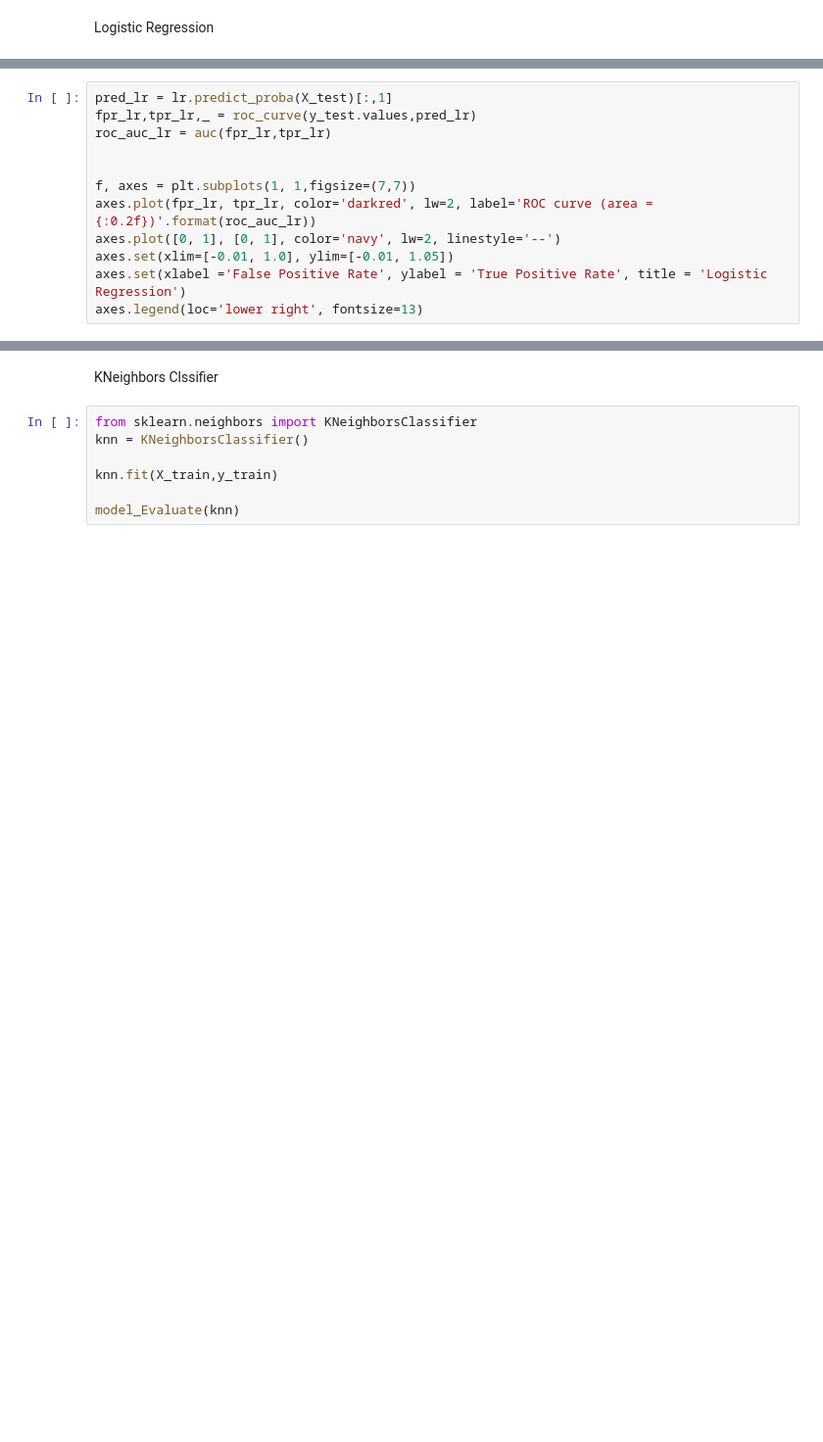
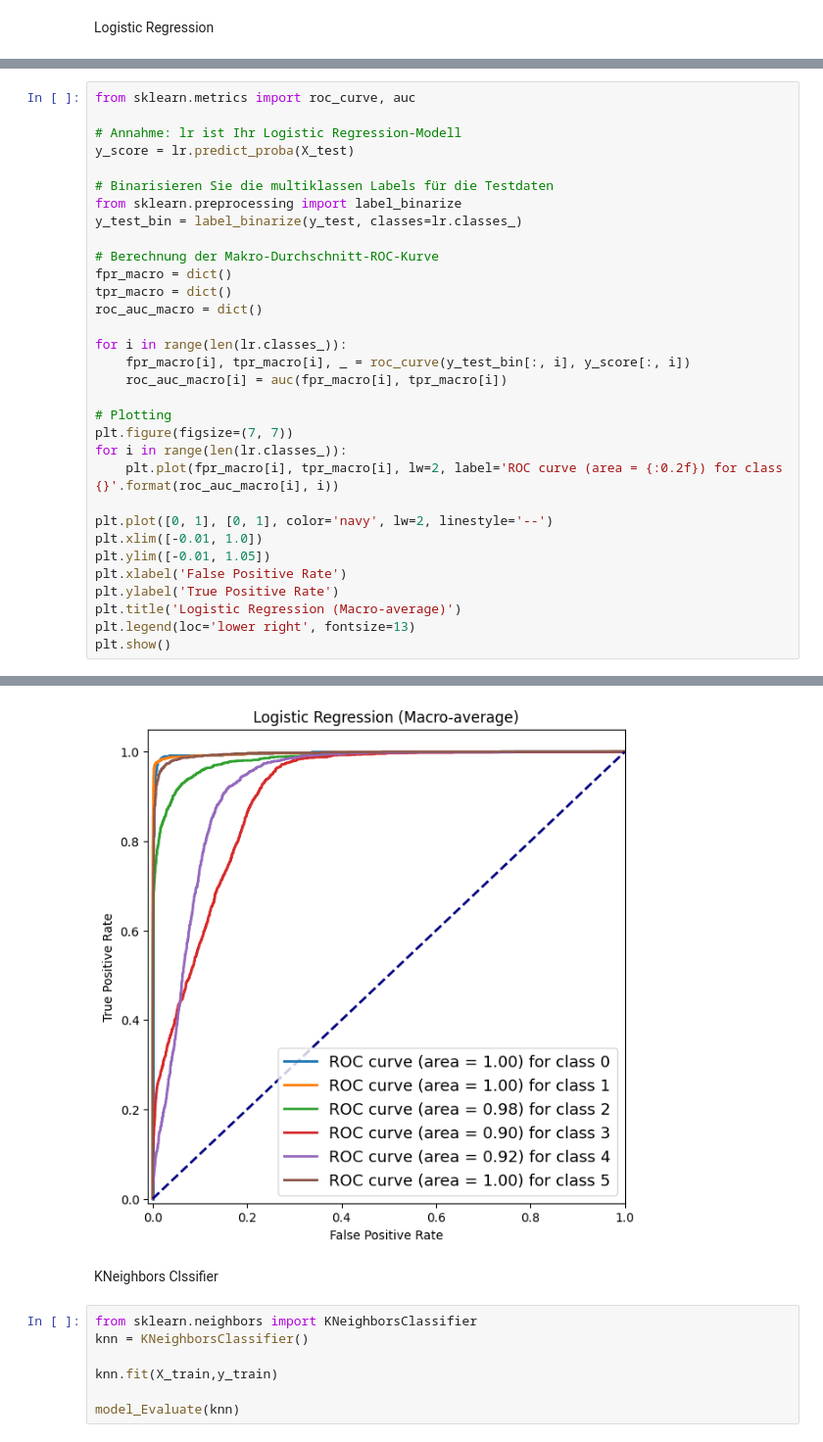
Before and after one commit to kollesal/hateSpeech, a Jupyter notebook: 04_Data Cleansing/01_data_prep.ipynb, the cells around one changed output, grey strips where cells are left out. Shown at 98% size. Cells and saved outputs as stored; diff of their text form; blank space fills up the shorter version.

```diff
--- a/04_Data Cleansing/01_data_prep.ipynb
+++ b/04_Data Cleansing/01_data_prep.ipynb
@@ -416,12 +522,33 @@ model_Evaluate(lr)
 # %%
-pred_lr = lr.predict_proba(X_test)[:,1]
-fpr_lr,tpr_lr,_ = roc_curve(y_test.values,pred_lr)
-roc_auc_lr = auc(fpr_lr,tpr_lr)
+from sklearn.metrics import roc_curve, auc
 
+# Annahme: lr ist Ihr Logistic Regression-Modell
+y_score = lr.predict_proba(X_test)
 
-f, axes = plt.subplots(1, 1,figsize=(7,7))
-axes.plot(fpr_lr, tpr_lr, color='darkred', lw=2, label='ROC curve (area = {:0.2f})'.format(roc_auc_lr))
-axes.plot([0, 1], [0, 1], color='navy', lw=2, linestyle='--')
-axes.set(xlim=[-0.01, 1.0], ylim=[-0.01, 1.05])
-axes.set(xlabel ='False Positive Rate', ylabel = 'True Positive Rate', title = 'Logistic Regression')
-axes.legend(loc='lower right', fontsize=13)
+# Binarisieren Sie die multiklassen Labels für die Testdaten
+from sklearn.preprocessing import label_binarize
+y_test_bin = label_binarize(y_test, classes=lr.classes_)
+
+# Berechnung der Makro-Durchschnitt-ROC-Kurve
+fpr_macro = dict()
+tpr_macro = dict()
+roc_auc_macro = dict()
+
+for i in range(len(lr.classes_)):
+    fpr_macro[i], tpr_macro[i], _ = roc_curve(y_test_bin[:, i], y_score[:, i])
+    roc_auc_macro[i] = auc(fpr_macro[i], tpr_macro[i])
+
+# Plotting
+plt.figure(figsize=(7, 7))
+for i in range(len(lr.classes_)):
+    plt.plot(fpr_macro[i], tpr_macro[i], lw=2, label='ROC curve (area = {:0.2f}) for class {}'.format(roc_auc_macro[i], i))
+
+plt.plot([0, 1], [0, 1], color='navy', lw=2, linestyle='--')
+plt.xlim([-0.01, 1.0])
+plt.ylim([-0.01, 1.05])
+plt.xlabel('False Positive Rate')
+plt.ylabel('True Positive Rate')
+plt.title('Logistic Regression (Macro-average)')
+plt.legend(loc='lower right', fontsize=13)
+plt.show()
+# %% [output]
@@ -428,3 +572,4 @@ axes.legend(loc='lower right', fontsize=13)
+[figure, added]
 # %% [markdown]
 KNeighbors Clssifier
 # %%
```
Also changed, not shown: parts of 27 cells of this notebook.
